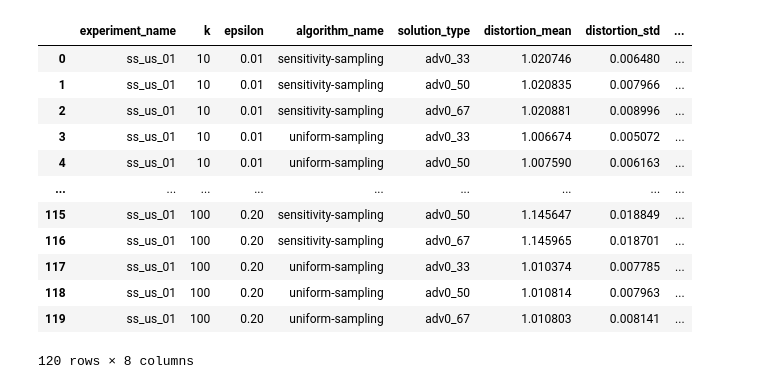
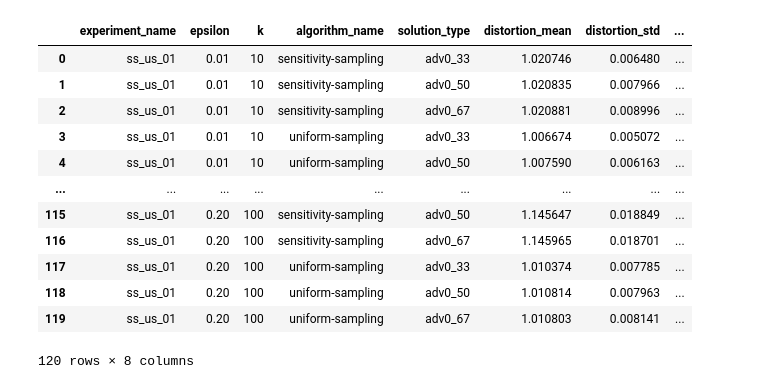
Before and after one commit to sheikhomar/yace, a Jupyter notebook: notebooks/06-results-adv-instance.ipynb, the cells around one changed output. Cells and saved outputs as stored; diff of their text form; code cells hidden in the pictures.

```diff
--- a/notebooks/06-results-adv-instance.ipynb
+++ b/notebooks/06-results-adv-instance.ipynb
@@ -61,27 +61,27 @@ job_info_paths = list(data_results_dir.glob("**/job-info.json"))
 # %%
 df_raw_results = get_raw_results(job_info_paths)
 # %%
-grouping_cols = ["experiment_name", "k", "epsilon", "algorithm_name", "solution_type"]
+grouping_cols = ["experiment_name", "epsilon", "k",  "algorithm_name", "solution_type"]
 aggregation_spec = dict(
     distortion_mean=("distortion", np.mean),
     distortion_std=("distortion", np.std),
     n_solutions=("distortion", "count")
 )
 df_grouped = df_raw_results.groupby(grouping_cols).agg(**aggregation_spec).reset_index()
 df_grouped
 # %% [output]
-|  | experiment_name | k | epsilon | algorithm_name | solution_type | distortion_mean | distortion_std | ... |
-| 0 | ss_us_01 | 10 | 0.01 | sensitivity-sampling | adv0_33 | 1.020746 | 0.006480 | ... |
-| 1 | ss_us_01 | 10 | 0.01 | sensitivity-sampling | adv0_50 | 1.020835 | 0.007966 | ... |
-| 2 | ss_us_01 | 10 | 0.01 | sensitivity-sampling | adv0_67 | 1.020881 | 0.008996 | ... |
-| 3 | ss_us_01 | 10 | 0.01 | uniform-sampling | adv0_33 | 1.006674 | 0.005072 | ... |
-| 4 | ss_us_01 | 10 | 0.01 | uniform-sampling | adv0_50 | 1.007590 | 0.006163 | ... |
+|  | experiment_name | epsilon | k | algorithm_name | solution_type | distortion_mean | distortion_std | ... |
+| 0 | ss_us_01 | 0.01 | 10 | sensitivity-sampling | adv0_33 | 1.020746 | 0.006480 | ... |
+| 1 | ss_us_01 | 0.01 | 10 | sensitivity-sampling | adv0_50 | 1.020835 | 0.007966 | ... |
+| 2 | ss_us_01 | 0.01 | 10 | sensitivity-sampling | adv0_67 | 1.020881 | 0.008996 | ... |
+| 3 | ss_us_01 | 0.01 | 10 | uniform-sampling | adv0_33 | 1.006674 | 0.005072 | ... |
+| 4 | ss_us_01 | 0.01 | 10 | uniform-sampling | adv0_50 | 1.007590 | 0.006163 | ... |
 | ... | ... | ... | ... | ... | ... | ... | ... | ... |
-| 115 | ss_us_01 | 100 | 0.20 | sensitivity-sampling | adv0_50 | 1.145647 | 0.018849 | ... |
-| 116 | ss_us_01 | 100 | 0.20 | sensitivity-sampling | adv0_67 | 1.145965 | 0.018701 | ... |
-| 117 | ss_us_01 | 100 | 0.20 | uniform-sampling | adv0_33 | 1.010374 | 0.007785 | ... |
-| 118 | ss_us_01 | 100 | 0.20 | uniform-sampling | adv0_50 | 1.010814 | 0.007963 | ... |
-| 119 | ss_us_01 | 100 | 0.20 | uniform-sampling | adv0_67 | 1.010803 | 0.008141 | ... |
+| 115 | ss_us_01 | 0.20 | 100 | sensitivity-sampling | adv0_50 | 1.145647 | 0.018849 | ... |
+| 116 | ss_us_01 | 0.20 | 100 | sensitivity-sampling | adv0_67 | 1.145965 | 0.018701 | ... |
+| 117 | ss_us_01 | 0.20 | 100 | uniform-sampling | adv0_33 | 1.010374 | 0.007785 | ... |
+| 118 | ss_us_01 | 0.20 | 100 | uniform-sampling | adv0_50 | 1.010814 | 0.007963 | ... |
+| 119 | ss_us_01 | 0.20 | 100 | uniform-sampling | adv0_67 | 1.010803 | 0.008141 | ... |
 120 rows × 8 columns
 # %%
 pd.pivot(
```
Also changed, not shown: parts of 2 cells of this notebook.
